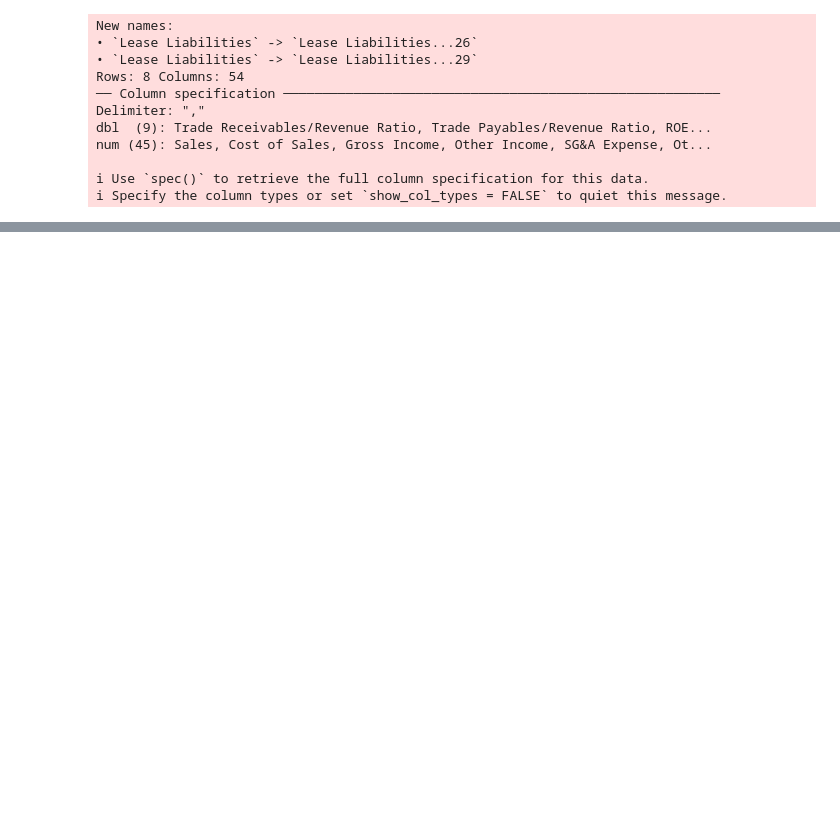
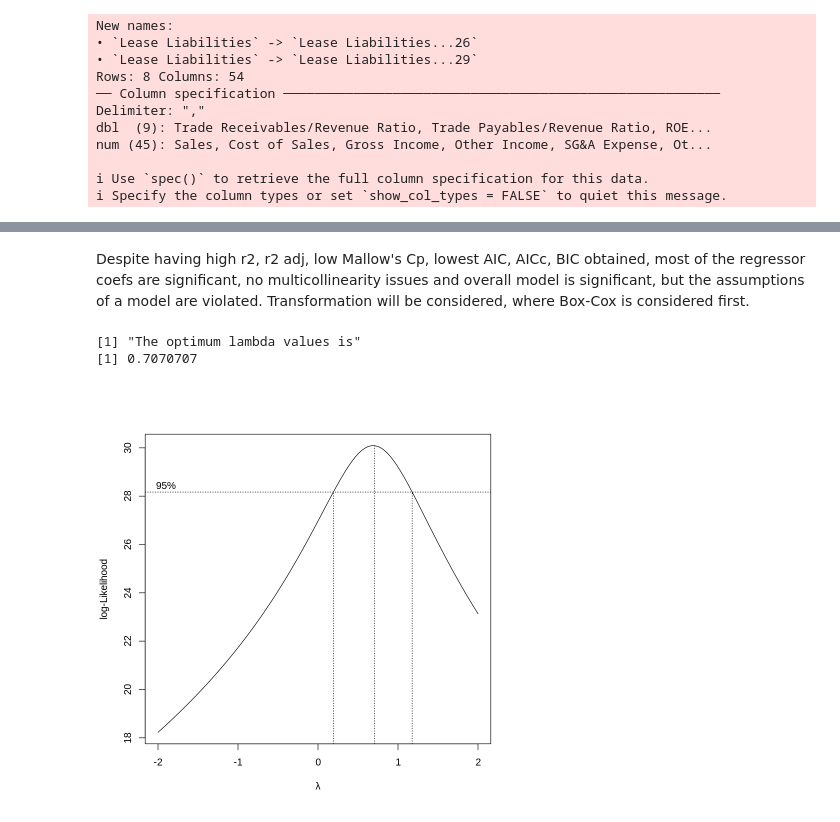
Before and after one commit to derrickgzq/yenheranalysis, a Jupyter notebook: Yenher_Analysis.ipynb, the cells around one changed output, grey strips where cells are left out. Saved outputs shown, nothing was run; the diff lists cells and outputs as text; code cells hidden in the pictures; blank space fills up the shorter version.

```diff
--- a/Yenher_Analysis.ipynb
+++ b/Yenher_Analysis.ipynb
@@ -327,0 +478,11 @@ A matrix: 54 × 54 of type dbl
+# %% [markdown]
+Despite having high r2, r2 adj, low Mallow's Cp, lowest AIC, AICc, BIC obtained, most of the regressor coefs are significant, no multicollinearity issues and overall model is significant, but the assumptions of a model are violated. Transformation will be considered, where Box-Cox is considered first.
+# %%
+bc = boxcox(modeladj)
+lb = bc$x[which.max(bc$y)]
+print('The optimum lambda values is')
+print(lb)
+# %% [output]
+[1] "The optimum lambda values is"
+[1] 0.7070707
+[figure, added]
```
Also changed, not shown: parts of 25 cells of this notebook.
